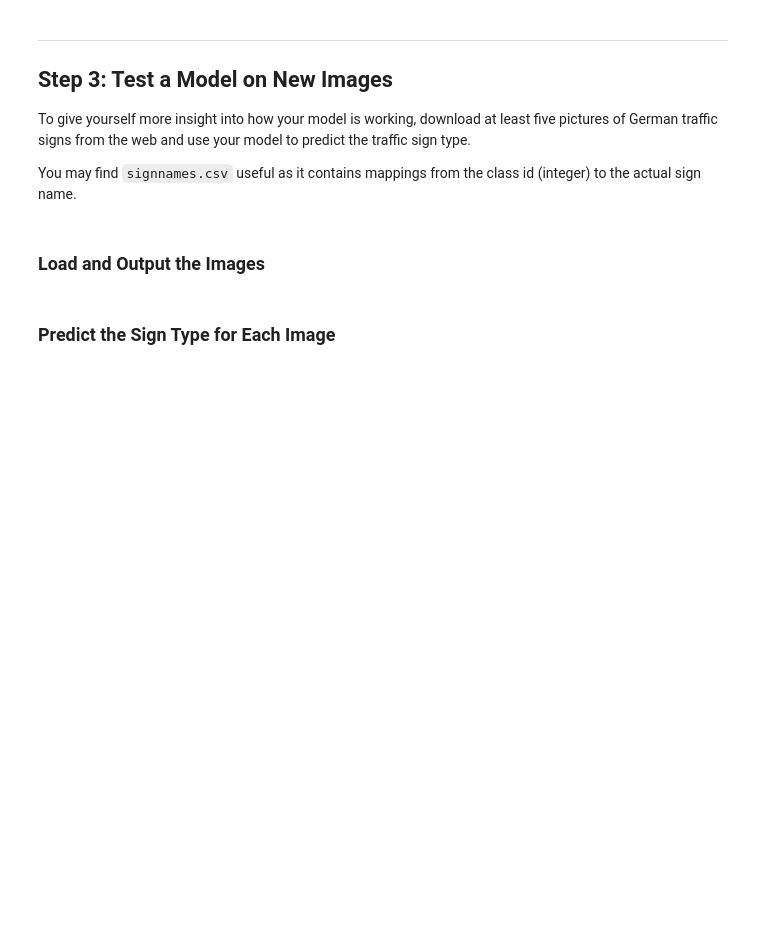
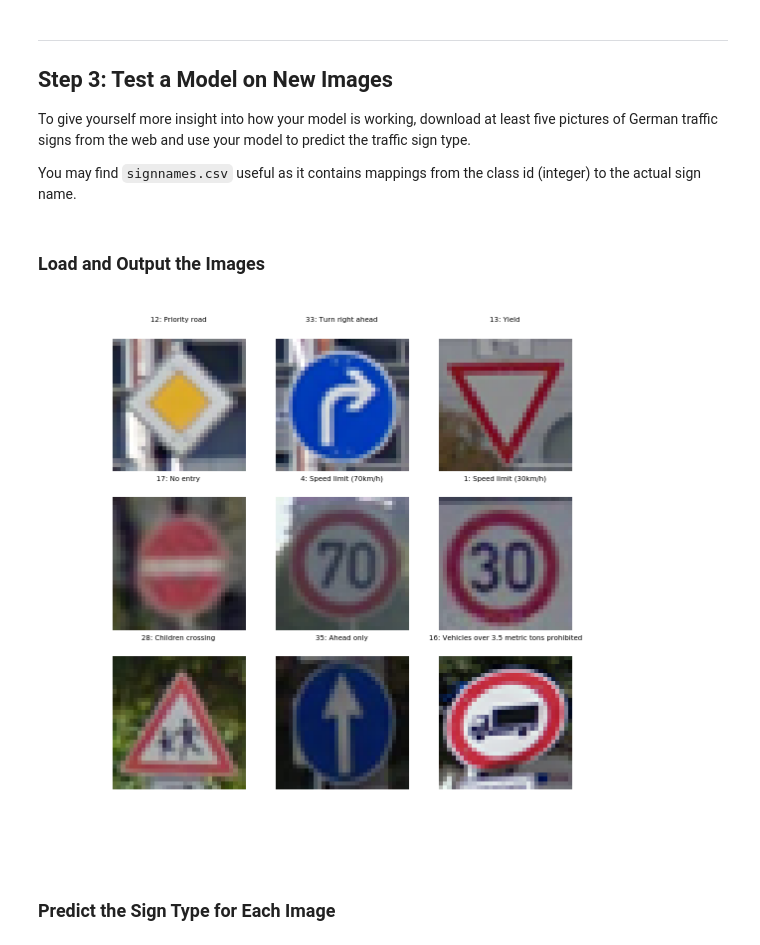
Before and after one commit to kliu99/CarND-Traffic-Sign-Classifier-Project, a Jupyter notebook: Traffic_Sign_Classifier.ipynb, the cells around one changed output. Drawn from its saved outputs; the diff is of its cells as text; code cells hidden in the pictures; blank space fills up the shorter version.

```diff
--- a/Traffic_Sign_Classifier.ipynb
+++ b/Traffic_Sign_Classifier.ipynb
@@ -489,0 +483,42 @@ You may find `signnames.csv` useful as it contains mappings from the class id (i
+# %%
+### Load the images and plot them here.
+### Feel free to use as many code cells as needed.
+
+import matplotlib.image as mpimg
+
+X_extra = np.zeros((0,32,32,3))
+for i in range(0, 9):
+    # reading in an image
+    image = mpimg.imread('extra_examples/{:d}.png'.format(i))
+    X_extra = np.vstack((X_extra, image[None, :]))
+
+
+y_extra = []
+with open('extra_examples/labels.csv') as csvfile:
+    rows = csv.reader(csvfile)
+    for row in rows:
+        y_extra.append(int(row[0]))
+y_extra = np.array(y_extra)
+
+
+# Plot a image
+plt.figure(figsize=(3,3))
+
+for index in range(0, 9):
+    ax = plt.subplot(3, 3, index+1)
+    image = X_extra[index].squeeze()
+    plt.imshow(image)
+    ax.axis('off')
+    ax.set_title(str(y_extra[index]) + ': ' + sign_names[y_extra[index]], fontsize=2.5)
+
+plt.show()
+
+# print("Example of Extra Image {:d}:".format(index))
+# print("Image - Min Value: {:.3f}  Max Value: {:.3f}".format(np.min(image), np.max(image)))
+# print("Image - Shape: ", end="")
+# print(image.shape)
+# print("Label - Label Id: {:d} Name: {:s}".format(y_extra[index], sign_names[y_extra[index]]))
+
+# plt.imshow(image)  # if you wanted to show a single color channel image called 'gray', for example, call as plt.imshow(gray, cmap='gray')
+# %% [output]
+[figure, added]
```
Also changed, not shown: parts of 8 cells of this notebook, 10 other files.
